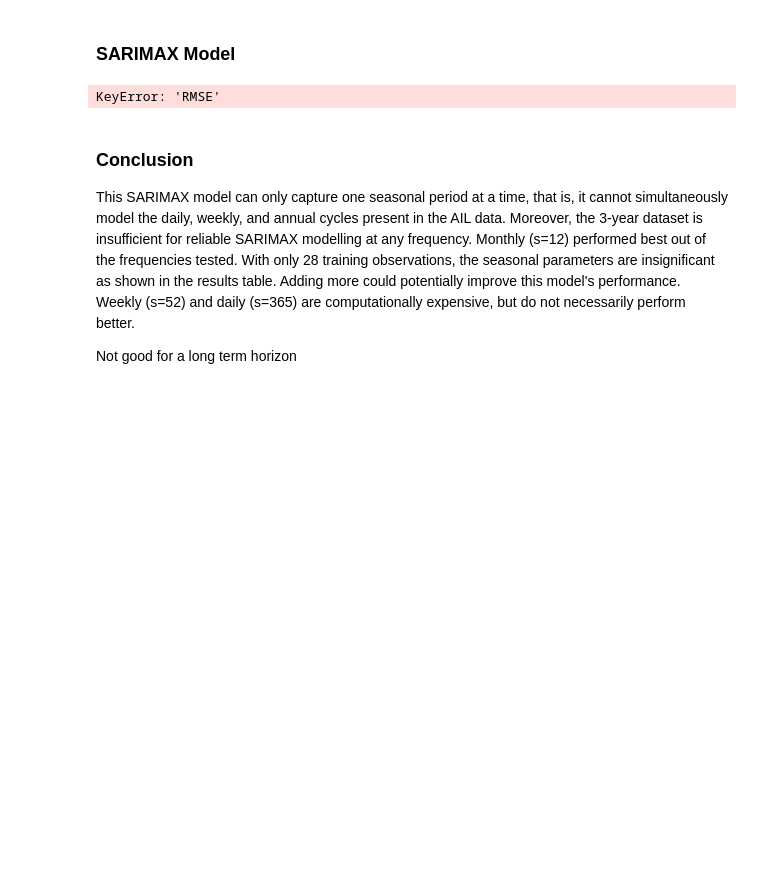
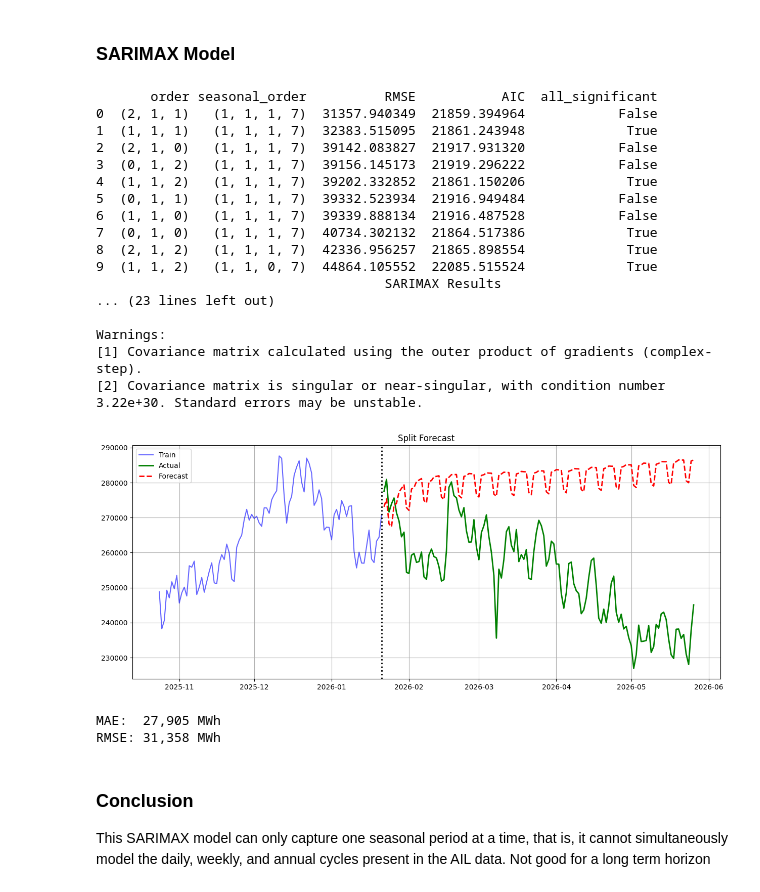
Before and after one commit to rchlmlngt/Alberta-Power-Market-Analysis, a Jupyter notebook: SARIMADailyDemandModel.ipynb, the cells around one changed output. Drawn from its saved outputs; the diff is of its cells as text; code cells hidden in the pictures; blank space fills up the shorter version.

```diff
--- a/SARIMADailyDemandModel.ipynb
+++ b/SARIMADailyDemandModel.ipynb
@@ -157,7 +150,7 @@ def sarima_grid_search(train, test, m=7, p=range(3), q=range(3), P=range(2), Q=r
             try:
                 fit = SARIMAX(train,
                               order=order,
-                              seasonal_order=seasonal_order).fit(disp=False, maxiter=50).fit(disp=False, maxiter=100)
+                              seasonal_order=seasonal_order).fit(disp=False, maxiter=100)
 
                 rmse = np.sqrt(mean_squared_error(test, fit.forecast(len(test))))
                 pvals = fit.pvalues.drop('sigma2', errors='ignore')
@@ -175,42 +168,57 @@ def sarima_grid_search(train, test, m=7, p=range(3), q=range(3), P=range(2), Q=r
     return pd.DataFrame(rows).sort_values('RMSE').reset_index(drop=True)
 
 
-# Split (85/15) and set daily frequency
-split = int(len(demand_data) * 0.85)
+# Split (90/10) and set daily frequency
+split = int(len(demand_data) * 0.90)
 train = demand_data[:split].asfreq('D')
 test = demand_data[split:].asfreq('D')
 
 # Search
 results = sarima_grid_search(train, test)
 print(results.head(10))
 
-'''
 # Fit best model
 best = results.iloc[0]
 fit = SARIMAX(train,
               order=best['order'],
-              seasonal_order=best['seasonal_order']).fit(disp=False)
+              seasonal_order=best['seasonal_order']).fit(disp=False, maxiter=100)
 print(fit.summary())
 
 forecast = fit.forecast(len(test))
 forecast.index = test.index
 
 # Plot last 90 days of train + forecast vs actual
 plt.figure(figsize=(15, 6))
 plt.plot(train.index[-90:], train.values[-90:], 'b-', alpha=0.6, label='Train')
 plt.plot(test.index, test.values, 'g-', lw=2, label='Actual')
 plt.plot(forecast.index, forecast.values, 'r--', lw=2, label='Forecast')
 plt.axvline(train.index[-1], color='black', ls=':', lw=2)
 plt.legend(); plt.title('Split Forecast'); plt.grid(True); plt.show()
 
 print(f"\nMAE:  {mean_absolute_error(test, forecast):,.0f} MWh")
 print(f"RMSE: {np.sqrt(mean_squared_error(test, forecast)):,.0f} MWh")
-
-'''
 # %% [output]
-KeyError: 'RMSE'
+       order seasonal_order          RMSE           AIC  all_significant
+0  (2, 1, 1)   (1, 1, 1, 7)  31357.940349  21859.394964            False
+1  (1, 1, 1)   (1, 1, 1, 7)  32383.515095  21861.243948             True
+2  (2, 1, 0)   (1, 1, 1, 7)  39142.083827  21917.931320            False
+3  (0, 1, 2)   (1, 1, 1, 7)  39156.145173  21919.296222            False
+4  (1, 1, 2)   (1, 1, 1, 7)  39202.332852  21861.150206             True
+5  (0, 1, 1)   (1, 1, 1, 7)  39332.523934  21916.949484            False
+6  (1, 1, 0)   (1, 1, 1, 7)  39339.888134  21916.487528            False
+7  (0, 1, 0)   (1, 1, 1, 7)  40734.302132  21864.517386             True
+8  (2, 1, 2)   (1, 1, 1, 7)  42336.956257  21865.898554             True
+9  (1, 1, 2)   (1, 1, 0, 7)  44864.105552  22085.515524             True
+                                     SARIMAX Results
+... (23 lines left out)
+
+Warnings:
+[1] Covariance matrix calculated using the outer product of gradients (complex-step).
+[2] Covariance matrix is singular or near-singular, with condition number 3.22e+30. Standard errors may be unstable.
+[figure, added]
+MAE:  27,905 MWh
+RMSE: 31,358 MWh
 # %% [markdown]
 ### Conclusion
-This SARIMAX model can only capture one seasonal period at a time, that is, it cannot simultaneously model the daily, weekly, and annual cycles present in the AIL data. Moreover, the 3-year dataset is insufficient for reliable SARIMAX modelling at any frequency. Monthly (s=12) performed best out of the frequencies tested. With only 28 training observations, the seasonal parameters are insignificant as shown in the results table. Adding more could potentially improve this model's performance. Weekly (s=52) and daily (s=365) are computationally expensive, but do not necessarily perform better.
-
+This SARIMAX model can only capture one seasonal period at a time, that is, it cannot simultaneously model the daily, weekly, and annual cycles present in the AIL data.
 Not good for a long term horizon
```
Also changed, not shown: parts of 4 cells of this notebook, 1 other file.
